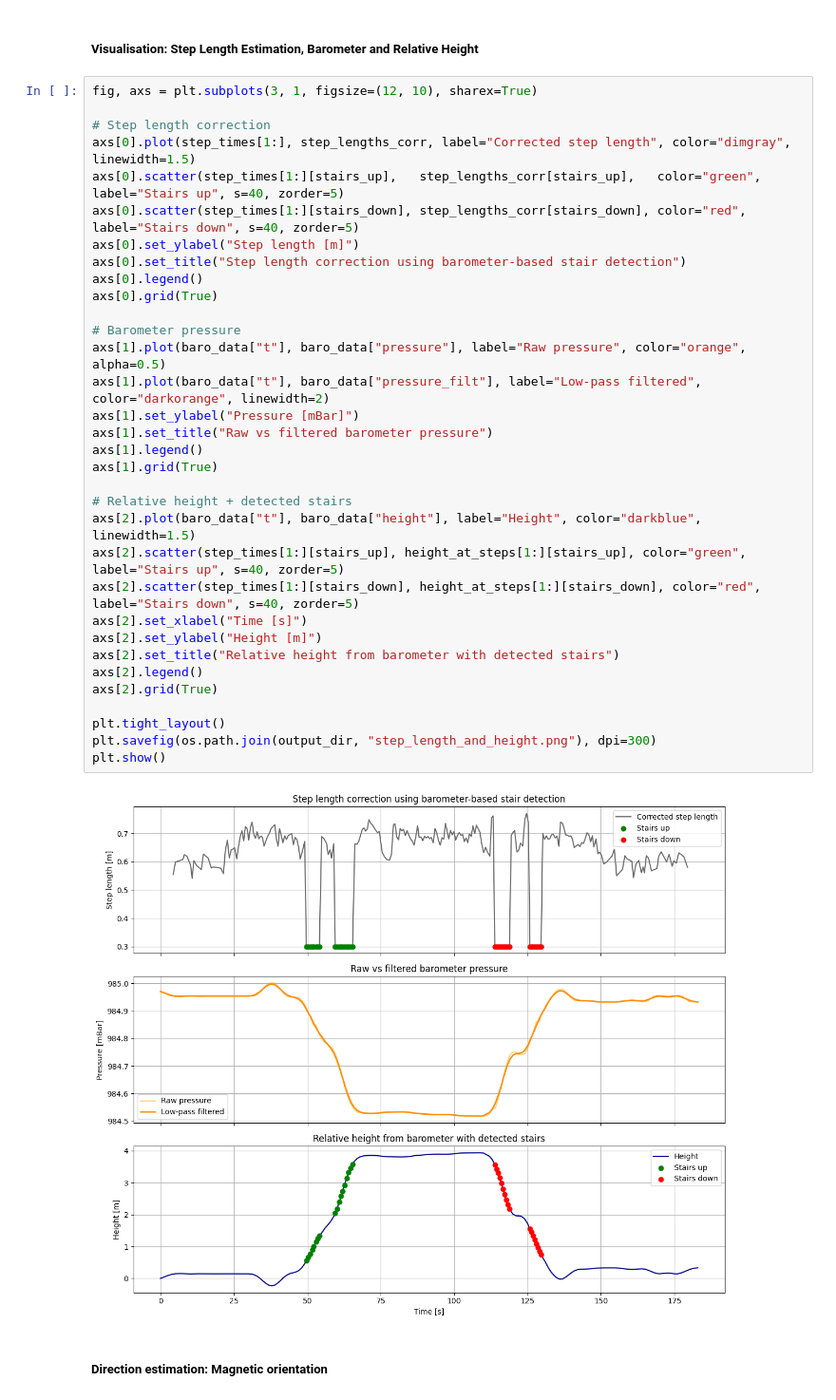
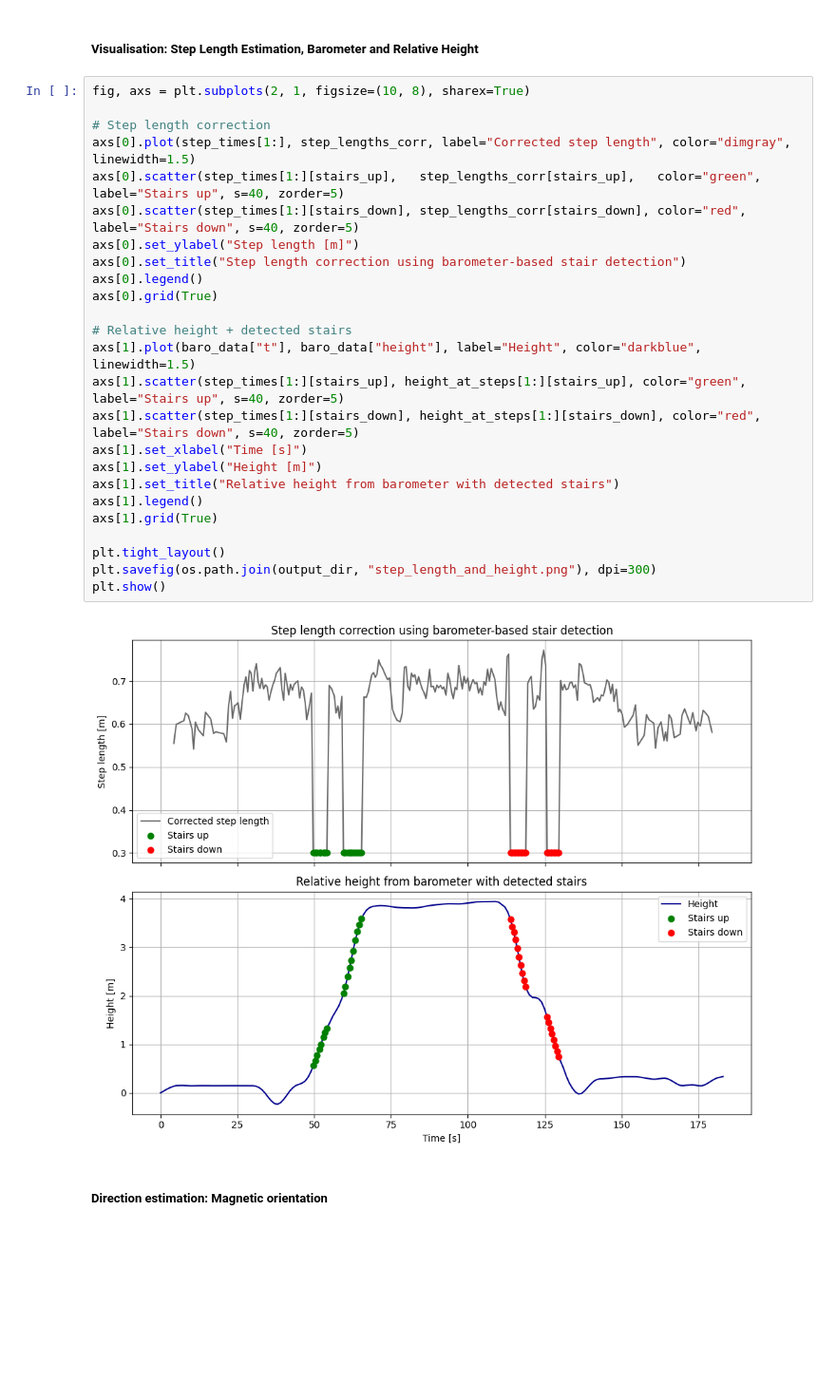
Before and after one commit to bernadettesophia/Navi_Lab02_WS25, a Jupyter notebook: lab02_ws2025_26_GROUPB_KAKUSKA_OETTL.ipynb, the cells around one changed output. Shown at 95% size. Cells and saved outputs as stored; diff of their text form; blank space fills up the shorter version.

Commit message:
baro ploooots

```diff
--- a/lab02_ws2025_26_GROUPB_KAKUSKA_OETTL.ipynb
+++ b/lab02_ws2025_26_GROUPB_KAKUSKA_OETTL.ipynb
@@ -371,40 +376,32 @@ plt.show()
 # %% [markdown]
 ##### Visualisation: Step Length Estimation, Barometer and Relative Height
 # %%
-fig, axs = plt.subplots(3, 1, figsize=(12, 10), sharex=True)
+fig, axs = plt.subplots(2, 1, figsize=(10, 8), sharex=True)
 
 # Step length correction
 axs[0].plot(step_times[1:], step_lengths_corr, label="Corrected step length", color="dimgray", linewidth=1.5)
 axs[0].scatter(step_times[1:][stairs_up],   step_lengths_corr[stairs_up],   color="green", label="Stairs up", s=40, zorder=5)
 axs[0].scatter(step_times[1:][stairs_down], step_lengths_corr[stairs_down], color="red",   label="Stairs down", s=40, zorder=5)
 axs[0].set_ylabel("Step length [m]")
 axs[0].set_title("Step length correction using barometer-based stair detection")
 axs[0].legend()
 axs[0].grid(True)
 
-# Barometer pressure
-axs[1].plot(baro_data["t"], baro_data["pressure"], label="Raw pressure", color="orange", alpha=0.5)
-axs[1].plot(baro_data["t"], baro_data["pressure_filt"], label="Low-pass filtered", color="darkorange", linewidth=2)
-axs[1].set_ylabel("Pressure [mBar]")
-axs[1].set_title("Raw vs filtered barometer pressure")
+# Relative height + detected stairs
+axs[1].plot(baro_data["t"], baro_data["height"], label="Height", color="darkblue", linewidth=1.5)
+axs[1].scatter(step_times[1:][stairs_up], height_at_steps[1:][stairs_up], color="green", label="Stairs up", s=40, zorder=5)
+axs[1].scatter(step_times[1:][stairs_down], height_at_steps[1:][stairs_down], color="red", label="Stairs down", s=40, zorder=5)
+axs[1].set_xlabel("Time [s]")
+axs[1].set_ylabel("Height [m]")
+axs[1].set_title("Relative height from barometer with detected stairs")
 axs[1].legend()
 axs[1].grid(True)
-
-# Relative height + detected stairs
-axs[2].plot(baro_data["t"], baro_data["height"], label="Height", color="darkblue", linewidth=1.5)
-axs[2].scatter(step_times[1:][stairs_up], height_at_steps[1:][stairs_up], color="green", label="Stairs up", s=40, zorder=5)
-axs[2].scatter(step_times[1:][stairs_down], height_at_steps[1:][stairs_down], color="red", label="Stairs down", s=40, zorder=5)
-axs[2].set_xlabel("Time [s]")
-axs[2].set_ylabel("Height [m]")
-axs[2].set_title("Relative height from barometer with detected stairs")
-axs[2].legend()
-axs[2].grid(True)
 
 plt.tight_layout()
 plt.savefig(os.path.join(output_dir, "step_length_and_height.png"), dpi=300)
 plt.show()
 # %% [output]
-[figure, old version]
+[figure, new version]
 # %% [markdown]
 ##### Direction estimation: Magnetic orientation
 # %%
```
Also changed, not shown: parts of 2 cells of this notebook, 4 other files.
